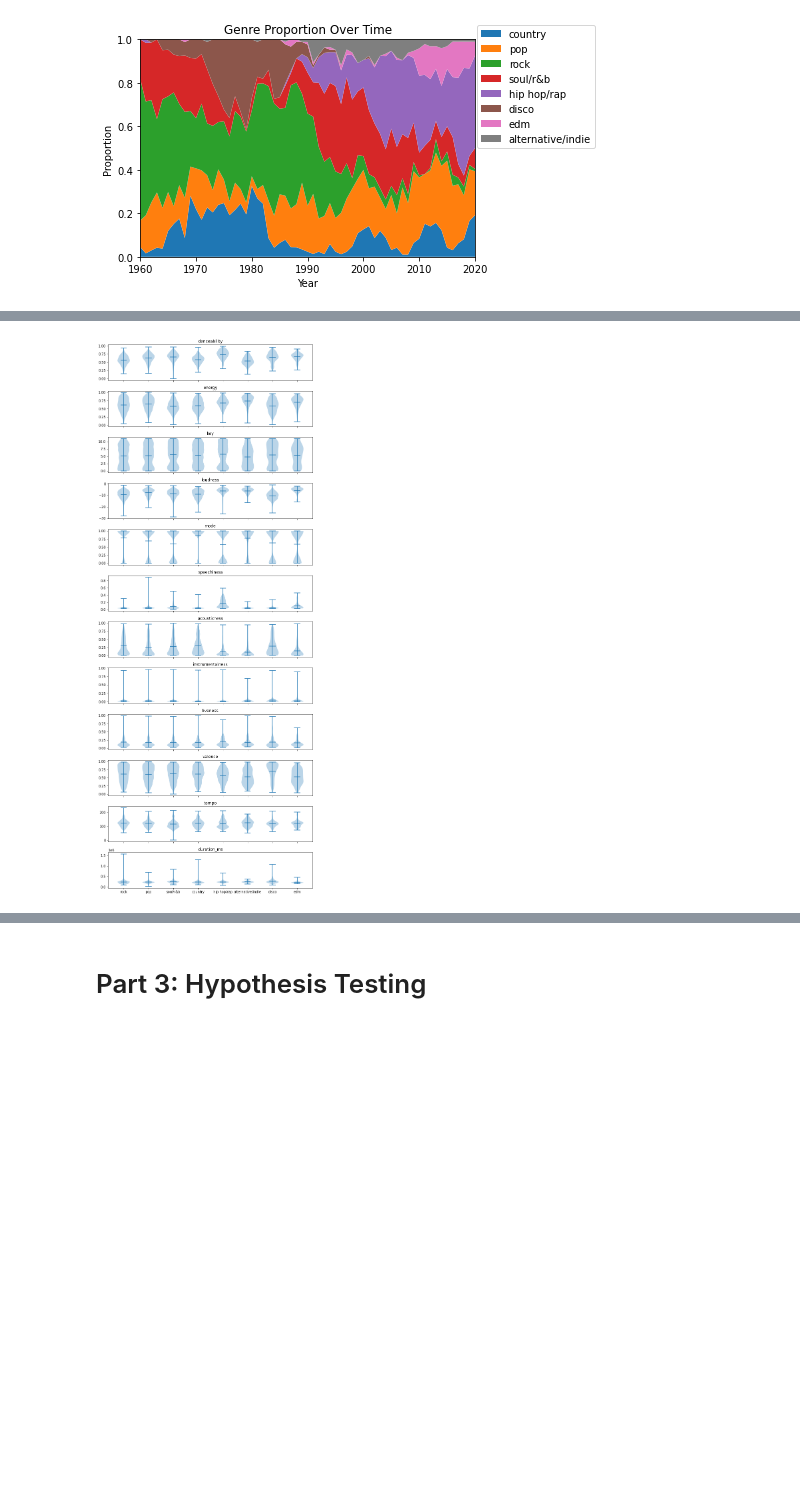
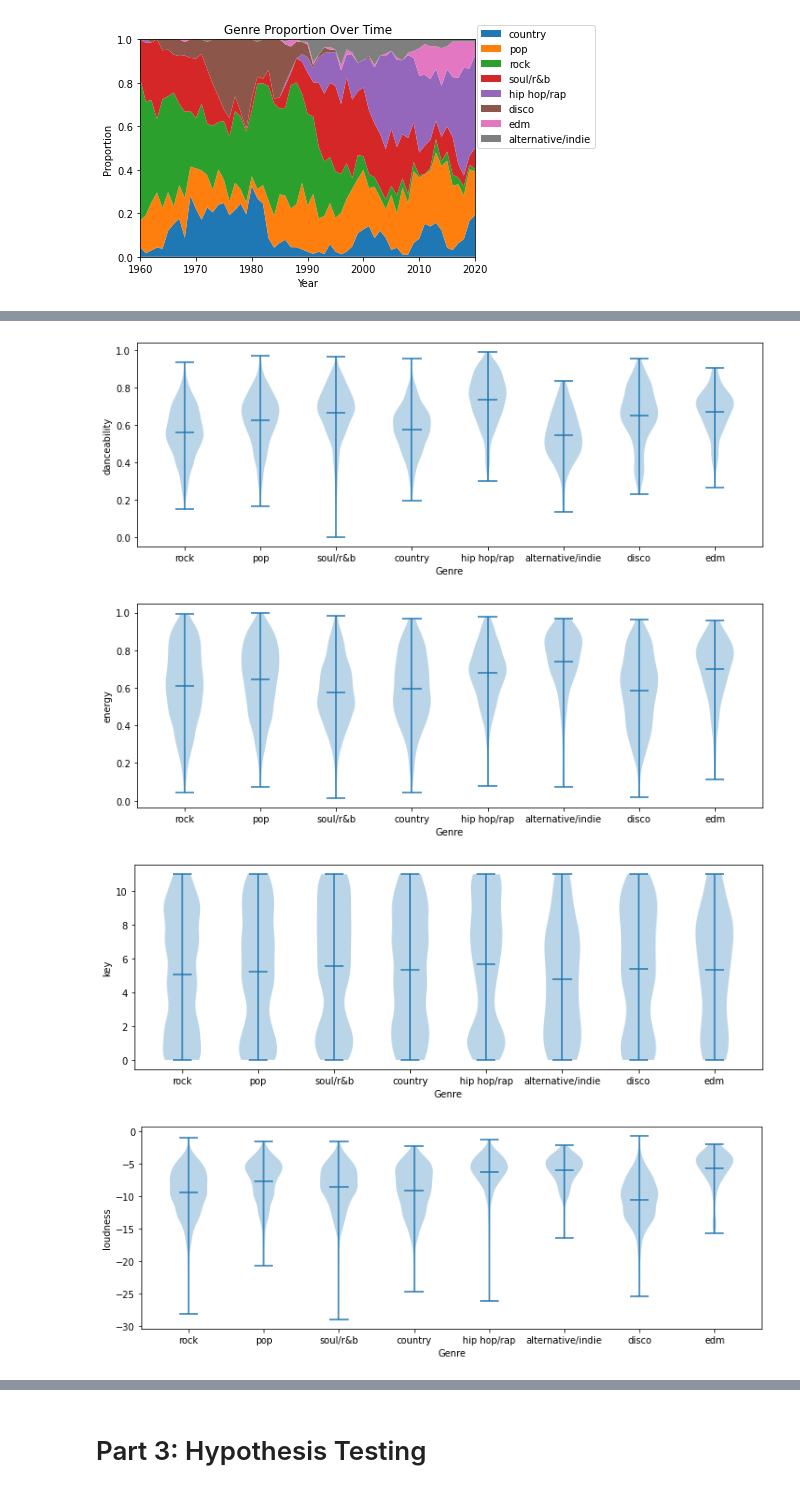
Before and after one commit to aholtz06/CMSC320_Final, a Jupyter notebook: src/index.ipynb, the cells around one changed output, grey strips where cells are left out. Cells and saved outputs as stored; diff of their text form; code cells hidden in the pictures; blank space fills up the shorter version.

```diff
--- a/src/index.ipynb
+++ b/src/index.ipynb
@@ -559,11 +574,0 @@ display()
-# %%
-ax = avgs.plot(x="Year", y='instrumentalness')
-features = ['speechiness','liveness']
-
-for feature in features:
-    avgs.plot(x="Year", y=feature, ax=ax)
-
-ax.set_ylabel('Proportion')
-ax.set_title('Feature Proportion Over Time')
-
-display()
@@ -572,11 +574,0 @@ display()
-# %%
-ax = avgs.plot(x="Year", y='Popularity')
-features = ['acousticness']
-
-for feature in features:
-    avgs.plot(x="Year", y=feature, ax=ax)
-
-ax.set_ylabel('Proportion')
-ax.set_title('Feature Proportion Over Time')
-
-display()
@@ -629,14 +619,17 @@ data.groupby('Top Genre').mean()[['danceability', 'energy', 'key', 'loudness', '
 | soul/r&b | 0.664520 | 0.573771 | 5.560084 | -8.615846 | 0.594566 | 0.079703 | 0.273966 | 0.022854 | ... |
 # %%
 genres = data['Top Genre'].unique()
-features = ['danceability', 'energy', 'key', 'loudness', 'mode', 'speechiness', 'acousticness', 'instrumentalness', 'liveness', 'valence', 'tempo', 'duration_ms']
-fig, ax = plt.subplots(12, 1, sharex='col', sharey='none', figsize=(11,30))
-plt.subplots_adjust(hspace=0.3)
+feature_by_genre = []
 
-for i in range(0, len(features)):
-    feature_by_genre = [data.loc[data["Top Genre"] == genre][features[i]].values for genre in genres]
-    ax[i].violinplot(feature_by_genre, range(0, len(genres)), showmeans=True)
-    ax[i].title.set_text(features[i])
-    plt.xticks(range(0, 8), labels=genres)
+for feature in ['danceability', 'energy', 'key', 'loudness', 'mode', 'speechiness', 'acousticness', 'instrumentalness', 'liveness', 'valence', 'tempo', 'duration_ms', 'time_signature']:
+    feature_by_genre = [data.loc[data["Top Genre"] == genre][feature].values for genre in genres]
+    plt.figure(figsize=(12, 4))
+    plt.violinplot(feature_by_genre, range(0, len(genres)), showmeans=True)
+    plt.xticks(range(0, len(genres)), labels=genres)
+    plt.xlabel("Genre")
+    plt.ylabel(feature)
 # %% [output]
-[figure, old version]
+[figure, new version]
+[figure, added]
+[figure, added]
+[figure, added]
```
Also changed, not shown: parts of 11 cells of this notebook.
